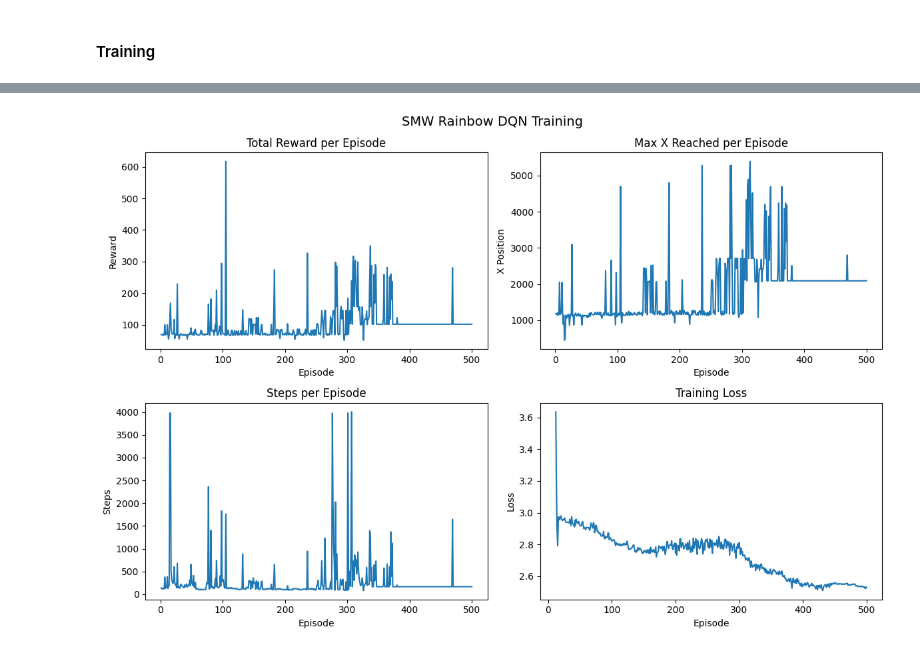
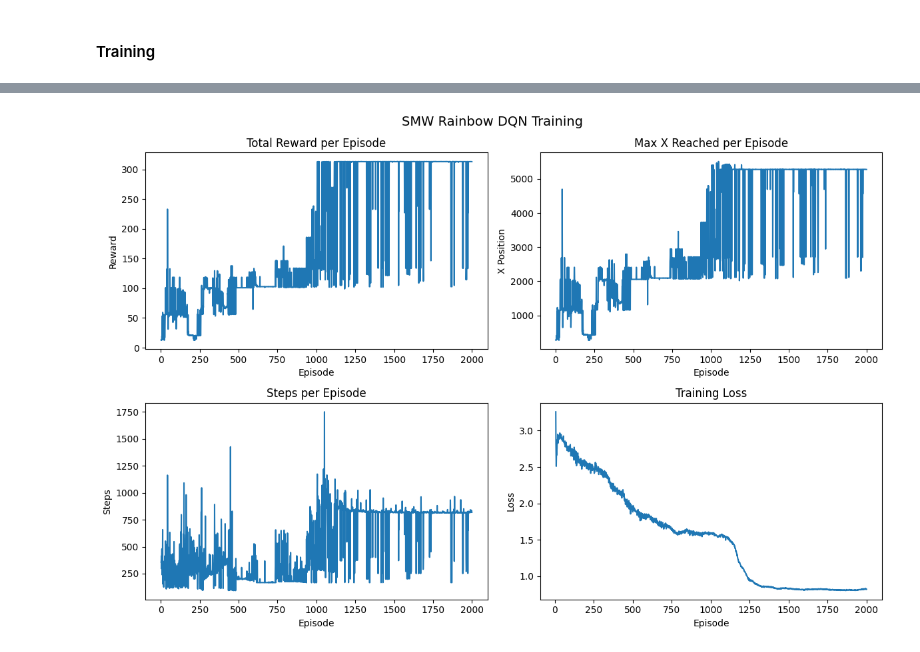
Before and after one commit to coltrho24/Project-SMW, a Jupyter notebook: Rainbow_DQN.ipynb, the cells around one changed output, grey strips where cells are left out. Drawn from its saved outputs; the diff is of its cells as text; code cells hidden in the pictures.

Commit message:
Working rainbow

```diff
--- a/Rainbow_DQN.ipynb
+++ b/Rainbow_DQN.ipynb
@@ -14,14 +15,14 @@ from collections import deque
 # %%
 # Button order: [B, Y, SELECT, START, UP, DOWN, LEFT, RIGHT, A, X, L, R]
 ACTIONS = [
-    [0,0,0,0,0,0,0,0,0,0,0,0],  # no-op
+    [0,0,0,0,0,0,0,0,0,0,0,0],  # nothing
     [0,0,0,0,0,0,0,1,0,0,0,0],  # right
-    [0,0,0,0,0,0,0,1,1,0,0,0],  # right + A (jump)
+    [1,0,0,0,0,0,0,1,0,0,0,0],  # right + B (jump)
     [0,1,0,0,0,0,0,1,0,0,0,0],  # right + Y (run)
-    [0,1,0,0,0,0,0,1,1,0,0,0],  # right + Y + A (run jump)
-    [0,0,0,0,0,0,0,0,1,0,0,0],  # A (jump in place)
+    [1,1,0,0,0,0,0,1,0,0,0,0],  # right + B + Y (run jump)
+    [1,0,0,0,0,0,0,0,0,0,0,0],  # B (jump in place)
     [0,0,0,0,0,0,1,0,0,0,0,0],  # left
-    [0,0,0,0,0,0,1,0,1,0,0,0],  # left + A (jump left)
+    [1,0,0,0,0,0,1,0,0,0,0,0],  # left + B (jump left)
     [0,1,0,0,0,0,1,0,0,0,0,0],  # left + Y (run left)
 ]
 
@@ -36,20 +37,23 @@ def compute_reward(prev_info, curr_info, done, curr_x, max_x):
     prev_pos = prev_info.get('screen', 0) * 256 + prev_info.get('x', 0)
 
     delta_x = curr_pos - prev_pos
-    if delta_x > 0:
-        reward += delta_x * 0.05
+    # if delta_x > 0:
+    #     reward += delta_x * 0.05
+
+    if curr_x > max_x:
+        reward += (curr_x - max_x) * 0.05
 
     # --- Milestones ---
     if curr_info.get('midpoint_flag', 0) > prev_info.get('midpoint_flag', 0):
-        reward += 5.0
+        reward += 25.0
 
     if curr_info.get('game_mode', 20) == 12 and prev_info.get('game_mode', 20) == 20:
-        reward += 10.0
+        reward += 50.0
 
     # --- Powerups ---
     if curr_info.get('powerup_status', 0) > prev_info.get('powerup_status', 0):
         reward += 1.0
 
-    reward -= 0.001
+    # reward -= 0.001
 
     return reward
@@ -384,6 +616,9 @@ warmup_steps = 2000
 learn_every = 4
 
 total_rewards, steps_per_ep, max_x_per_ep, ep_losses = [], [], [], []
+
+success_buffer = []
+success_max = 5000
 
 # Close any existing environment from a previous run
 try: env.close()
@@ -392,13 +627,23 @@ except: pass
 base_env = stable_retro.make('SuperMarioWorld-Snes-v0', render_mode='none')
 env = SMWEnv(base_env)
 device = 'cuda' if torch.cuda.is_available() else 'cpu'
-agent = RainbowAgent(obs_dim=env.observation_space.shape[0], action_dim=len(ACTIONS), device=device)
+# agent = RainbowAgent(obs_dim=env.observation_space.shape[0], action_dim=len(ACTIONS), device=device, batch_size=64, v_min=-20.0, v_max=375.0)
+
+agent = RainbowAgent(
+    obs_shape=env.observation_space.shape,
+    action_dim=len(ACTIONS),
+    device=device,
+    batch_size=32,
+    memory_size=50000,
+    v_min=-20.0, v_max=375.0
+)
 
 total_steps = 0
 
 for ep in range(num_episodes):
     state, _ = env.reset()
     ep_reward, ep_steps, losses = 0.0, 0, []
+    ep_transitions = []
 
     while True:
         action = agent.select_action(state)
@@ -418,6 +663,9 @@ for ep in range(num_episodes):
         total_steps += 1
 
         if done:
+            while len(agent.n_step_buf) > 0:
+                agent.memory.add(agent._n_step_transition())
+                agent.n_step_buf.popleft()
             break
 
     total_rewards.append(ep_reward)
@@ -482 +730 @@ Episode  499 | Reward:    101.4 | Steps:   165 | Max X:  2091 | Loss: 2.5310
-[figure, old version]
+[figure, new version]
```
Also changed, not shown: parts of 8 cells of this notebook, 4 other files.
